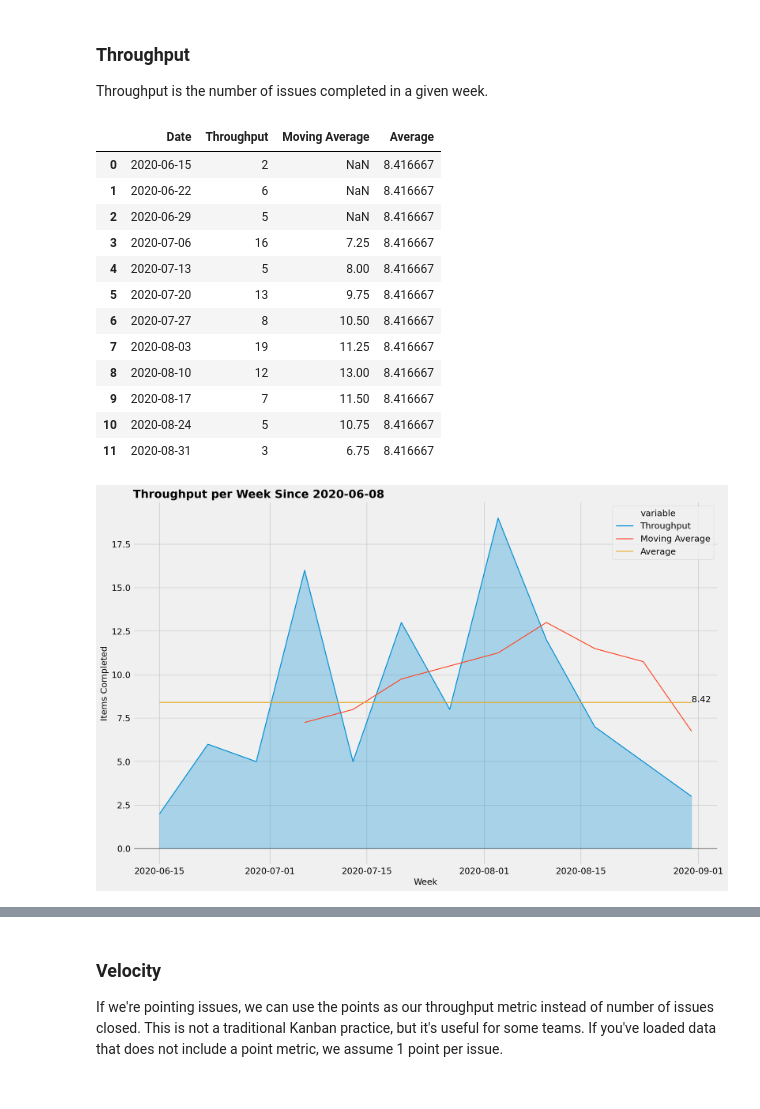
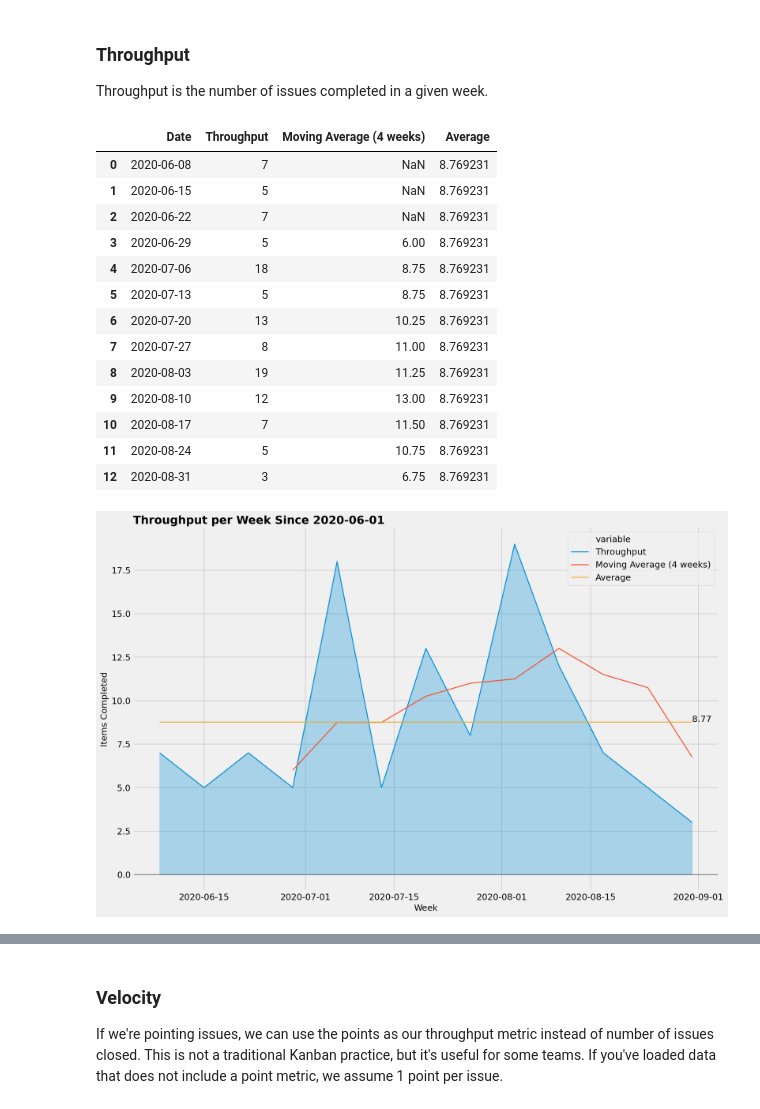
Before and after one commit to jsherer/kanban-metrics, a Jupyter notebook: kanban.ipynb, the cells around one changed output, grey strips where cells are left out. Cells and saved outputs as stored; diff of their text form; code cells hidden in the pictures.

```diff
--- a/kanban.ipynb
+++ b/kanban.ipynb
@@ -33,7 +33,7 @@ matplotlib.pyplot.rcParams['axes.labelsize'] = 14
 matplotlib.pyplot.rcParams['lines.linewidth'] = 1.5
 # %%
 OMIT_ISSUE_TYPES = ('Epic',)
-FILTER_ISSUES_SINCE = (pandas.to_datetime('today') - pandas.Timedelta(days=90)).strftime('%Y-%m-%d')
+FILTER_ISSUES_SINCE = (pandas.to_datetime('today') - pandas.Timedelta(days=180)).strftime('%Y-%m-%d')
 
 DATA_FILE = 'data/example.csv'
 STATUS_ORDER = ['Prioritized', 'In Preparation', 'In Progress', 'Review', 'Accepted', 'Deployed']
@@ -54,13 +54,18 @@ n2 = len(data)
 data = data[~data['issue_type_name'].isin(OMIT_ISSUE_TYPES)]
 
 # filter out issues before date
+n3 = len(data)
 data = data[data['issue_created_date'] >= FILTER_ISSUES_SINCE]
+n4 = len(data)
+if n3 == n4:
+    # if we're not filtering out any issues, set the filter date to the earliest issue date
+    FILTER_ISSUES_SINCE = data['issue_created_date'].min().strftime('%Y-%m-%d')
 
 # rename the story point field name to "issue_points"
 data = data.rename(columns={STORY_POINT_FIELD:'issue_points'})
 if 'issue_points' not in data:
     data['issue_points'] = 1
 
-data.tail()
+data.head()
 # %% [output]
 |  | project_id | project_key | issue_id | issue_key | issue_type_id | issue_type_name | issue_created_date | ... |
@@ -331,45 +336,46 @@ throughput_per_week = pandas.DataFrame(
     throughput['Throughput'].resample('W-Mon').sum()
 ).reset_index()
 
-throughput_per_week['Moving Average'] = throughput_per_week['Throughput'].rolling(window=4).mean().dropna()
+throughput_per_week['Moving Average (4 weeks)'] = throughput_per_week['Throughput'].rolling(window=4).mean().dropna()
 throughput_per_week['Average'] = throughput_per_week['Throughput'].mean()
 
 throughput_per_week.head(52)
 # %% [output]
-|  | Date | Throughput | Moving Average | Average |
-| 0 | 2020-06-15 | 2 | NaN | 8.416667 |
-| 1 | 2020-06-22 | 6 | NaN | 8.416667 |
-| 2 | 2020-06-29 | 5 | NaN | 8.416667 |
-| 3 | 2020-07-06 | 16 | 7.25 | 8.416667 |
-| 4 | 2020-07-13 | 5 | 8.00 | 8.416667 |
-| 5 | 2020-07-20 | 13 | 9.75 | 8.416667 |
-| 6 | 2020-07-27 | 8 | 10.50 | 8.416667 |
-| 7 | 2020-08-03 | 19 | 11.25 | 8.416667 |
-| 8 | 2020-08-10 | 12 | 13.00 | 8.416667 |
-| 9 | 2020-08-17 | 7 | 11.50 | 8.416667 |
-| 10 | 2020-08-24 | 5 | 10.75 | 8.416667 |
-| 11 | 2020-08-31 | 3 | 6.75 | 8.416667 |
+|  | Date | Throughput | Moving Average (4 weeks) | Average |
+| 0 | 2020-06-08 | 7 | NaN | 8.769231 |
+| 1 | 2020-06-15 | 5 | NaN | 8.769231 |
+| 2 | 2020-06-22 | 7 | NaN | 8.769231 |
+| 3 | 2020-06-29 | 5 | 6.00 | 8.769231 |
+| 4 | 2020-07-06 | 18 | 8.75 | 8.769231 |
+| 5 | 2020-07-13 | 5 | 8.75 | 8.769231 |
+| 6 | 2020-07-20 | 13 | 10.25 | 8.769231 |
+| 7 | 2020-07-27 | 8 | 11.00 | 8.769231 |
+| 8 | 2020-08-03 | 19 | 11.25 | 8.769231 |
+| 9 | 2020-08-10 | 12 | 13.00 | 8.769231 |
+| 10 | 2020-08-17 | 7 | 11.50 | 8.769231 |
+| 11 | 2020-08-24 | 5 | 10.75 | 8.769231 |
+| 12 | 2020-08-31 | 3 | 6.75 | 8.769231 |
 # %%
 matplotlib.pyplot.figure(dpi=150, figsize=(15,10))
 
-ax = seaborn.lineplot(x='Date', y='value', hue='variable', data=pandas.melt(throughput_per_week[['Date', 'Throughput', 'Moving Average', 'Average']], ['Date']))
+ax = seaborn.lineplot(x='Date', y='value', hue='variable', data=pandas.melt(throughput_per_week[['Date', 'Throughput', 'Moving Average (4 weeks)', 'Average']], ['Date']))
 
 x = throughput_per_week['Date']
 y1 = throughput_per_week['Throughput']
 ax.fill_between(x, y1, color='C0', alpha=0.3,
                  interpolate=True)
 
 ax.set_title("Throughput per Week Since {}".format(FILTER_ISSUES_SINCE), loc='left', fontdict={
              'fontsize': 18, 'fontweight': 'semibold'})
 
 ax.set_xlabel('Week')
 ax.set_ylabel('Items Completed')
 
 ax.axhline(y=0, color=lightgrey, alpha=.5);
 
 _ = ax.text(throughput_per_week['Date'].max(), throughput_per_week['Average'].max(), "{:.2f}".format(throughput_per_week['Average'].max()))
 # %% [output]
-[figure, old version]
+[figure, new version]
 # %%
 ax.figure.savefig('images/throughput-timeline.png')
 # %%
```
Also changed, not shown: parts of 31 cells of this notebook, 20 other files.
